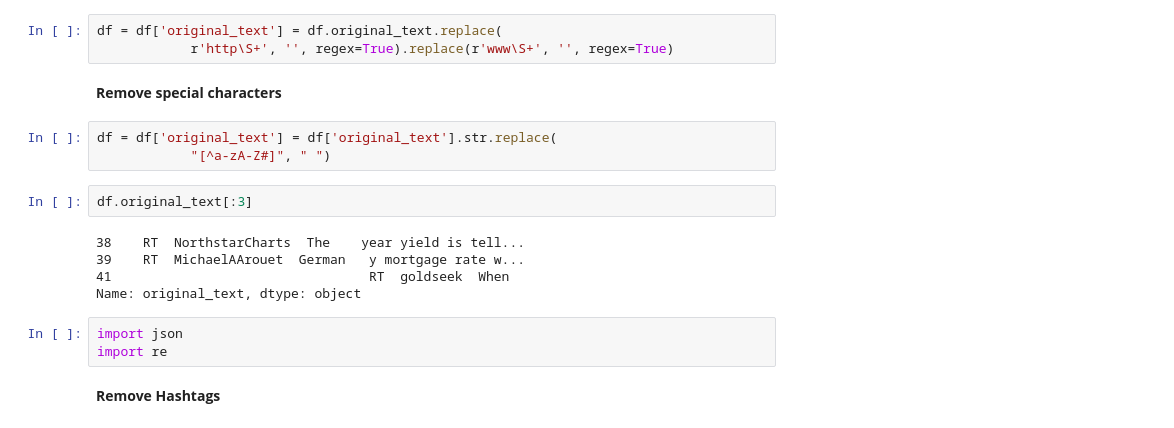
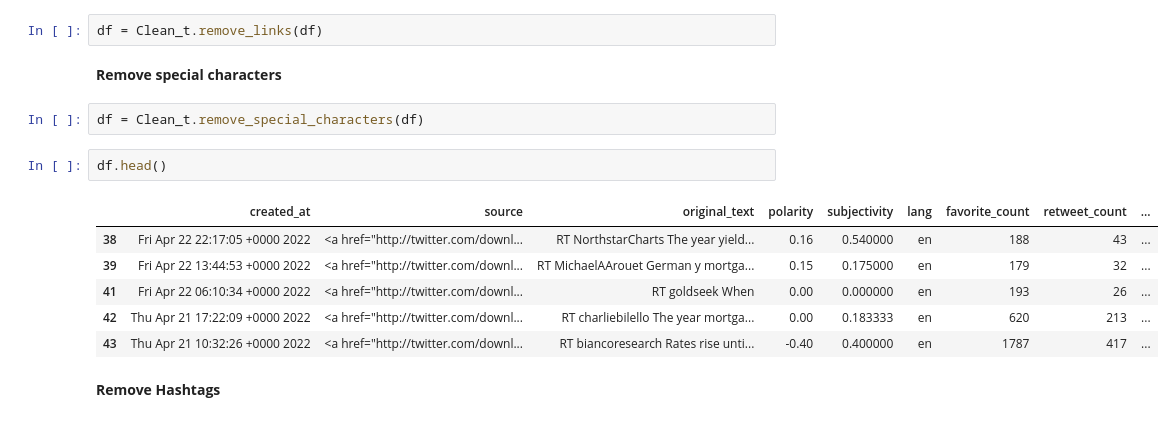
Before and after one commit to gezish/Twitter-Data-Analysis, a Jupyter notebook: Notebook/data_exploration.ipynb, the cells around one changed output. Saved outputs shown, nothing was run; the diff lists cells and outputs as text.

```diff
--- a/Notebook/data_exploration.ipynb
+++ b/Notebook/data_exploration.ipynb
@@ -137,22 +127,19 @@ df = df.drop(df[df['lang'] != 'en'].index)
 # %% [markdown]
 **Remove Links**
-# %%
-df = df['original_text'] = df.original_text.replace(
-            r'http\S+', '', regex=True).replace(r'www\S+', '', regex=True)
+# %%
+df = Clean_t.remove_links(df)
 # %% [markdown]
 **Remove special characters**
-# %%
-df = df['original_text'] = df['original_text'].str.replace(
-            "[^a-zA-Z#]", " ")
-# %%
-df.original_text[:3]
-# %% [output]
-38    RT  NorthstarCharts  The    year yield is tell...
-39    RT  MichaelAArouet  German   y mortgage rate w...
-41                                 RT  goldseek  When
-Name: original_text, dtype: object
-# %%
-import json
-import re
+# %%
+df = Clean_t.remove_special_characters(df)
+# %%
+df.head()
+# %% [output]
+|  | created_at | source | original_text | polarity | subjectivity | lang | favorite_count | retweet_count | ... |
+| 38 | Fri Apr 22 22:17:05 +0000 2022 | <a href="http://twitter.com/downl... | RT NorthstarCharts The year yield... | 0.16 | 0.540000 | en | 188 | 43 | ... |
+| 39 | Fri Apr 22 13:44:53 +0000 2022 | <a href="http://twitter.com/downl... | RT MichaelAArouet German y mortga... | 0.15 | 0.175000 | en | 179 | 32 | ... |
+| 41 | Fri Apr 22 06:10:34 +0000 2022 | <a href="http://twitter.com/downl... | RT goldseek When | 0.00 | 0.000000 | en | 193 | 26 | ... |
+| 42 | Thu Apr 21 17:22:09 +0000 2022 | <a href="http://twitter.com/downl... | RT charliebilello The year mortga... | 0.00 | 0.183333 | en | 620 | 213 | ... |
+| 43 | Thu Apr 21 10:32:26 +0000 2022 | <a href="http://twitter.com/downl... | RT biancoresearch Rates rise unti... | -0.40 | 0.400000 | en | 1787 | 417 | ... |
 # %% [markdown]
 **Remove Hashtags**
```
Also changed, not shown: parts of 26 cells of this notebook.
